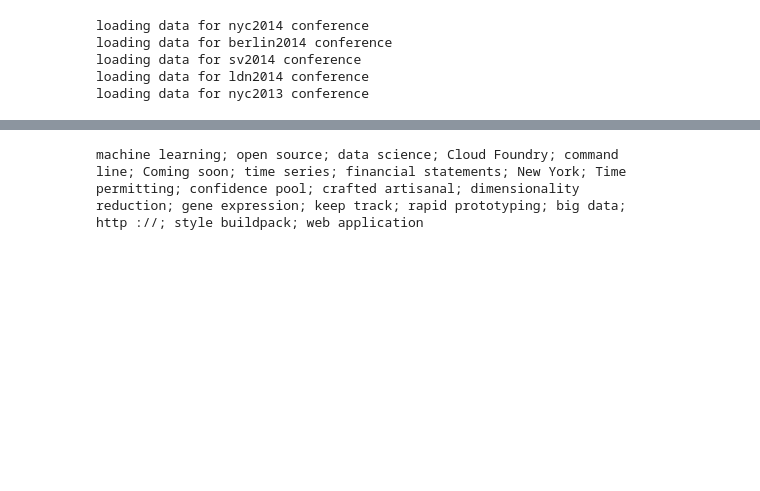
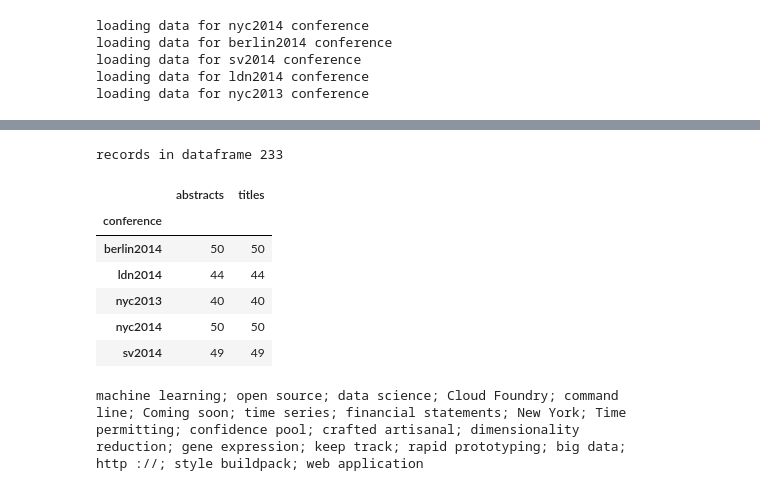
Before and after one commit to lc0/jupyter-notebooks, a Jupyter notebook: pydata.ipynb, the cells around one changed output, grey strips where cells are left out. Drawn from its saved outputs; the diff is of its cells as text; code cells hidden in the pictures; blank space fills up the shorter version.

Commit message:
added pandas' dataframes

```diff
--- a/pydata.ipynb
+++ b/pydata.ipynb
@@ -22,12 +22,12 @@ for conference in conferences:
     soup = BeautifulSoup(raw)
     abstracts = [abstract.get_text().strip() for abstract in soup.find_all(class_="accordion-inner")]
     titles = [title.get_text().strip() for title in soup.find_all(class_="accordion-toggle")]
-    speakers = [speaker.get_text().strip() for speaker in soup.select(".accordion-heading h5 a")]
+#     speakers = [speaker.get_text().strip() for speaker in soup.select(".accordion-heading h5 a")]
 
     conf_data[conference] = {}
     conf_data[conference]['abstracts'] = abstracts
     conf_data[conference]['titles'] = titles
-    conf_data[conference]['speakers'] = speakers
+#     conf_data[conference]['speakers'] = speakers
 # %% [output]
 loading data for nyc2014 conference
 loading data for berlin2014 conference
@@ -56,0 +60,12 @@ conf_data['nyc2014']['titles']
+# %%
+from pandas import DataFrame
+
+pydata = DataFrame()
+
+for conf in conf_data:
+    conf_dataframe = DataFrame.from_dict(conf_data[conf])
+    conf_dataframe['conference'] = conf
+
+    print DataFrame.head(conf_dataframe)
+
+    pydata = pydata.append(conf_dataframe)
@@ -57,3 +90,15 @@ conf_data['nyc2014']['titles']
+# %%
+print 'records in dataframe %i' % len(pydata)
+pydata.groupby(['conference']).count(1)
+# %% [output]
+records in dataframe 233
+|  | abstracts | titles |
+| conference |  |  |
+| berlin2014 | 50 | 50 |
+| ldn2014 | 44 | 44 |
+| nyc2013 | 40 | 40 |
+| nyc2014 | 50 | 50 |
+| sv2014 | 49 | 49 |
 # %%
 import nltk
 bigram_measures = nltk.collocations.BigramAssocMeasures()
```
Also changed, not shown: parts of 2 cells of this notebook.
